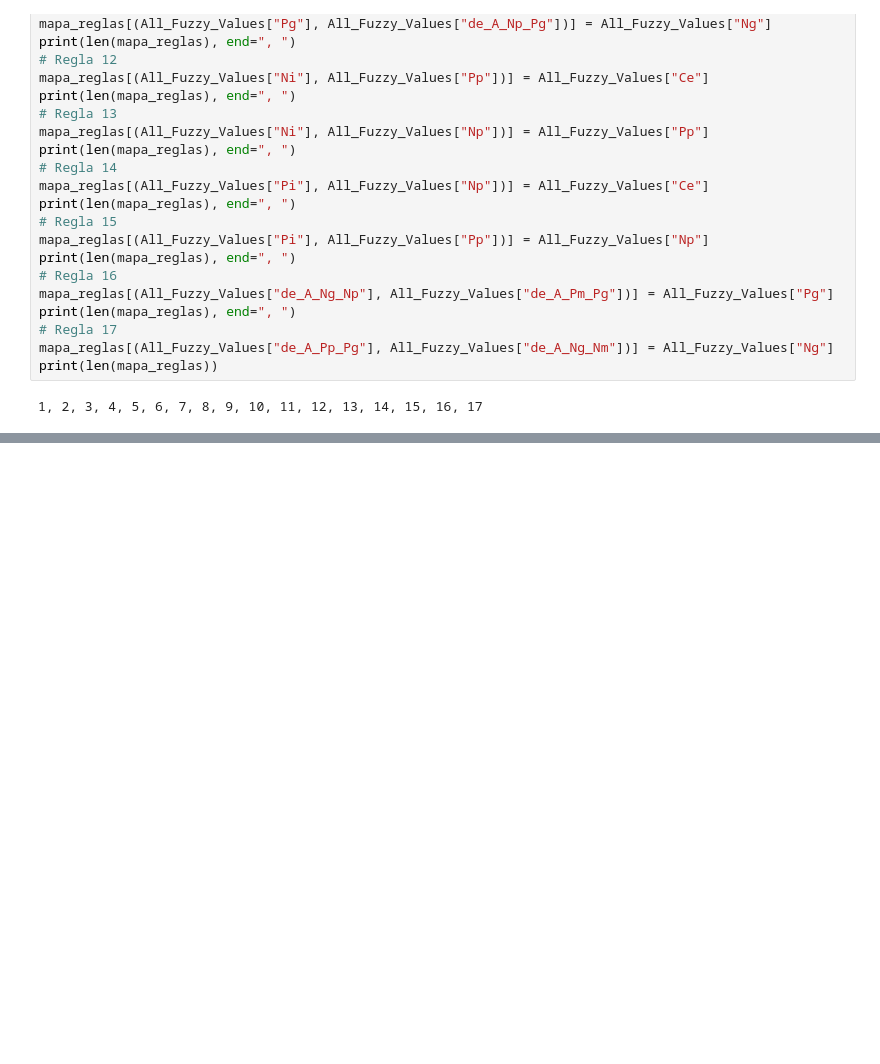
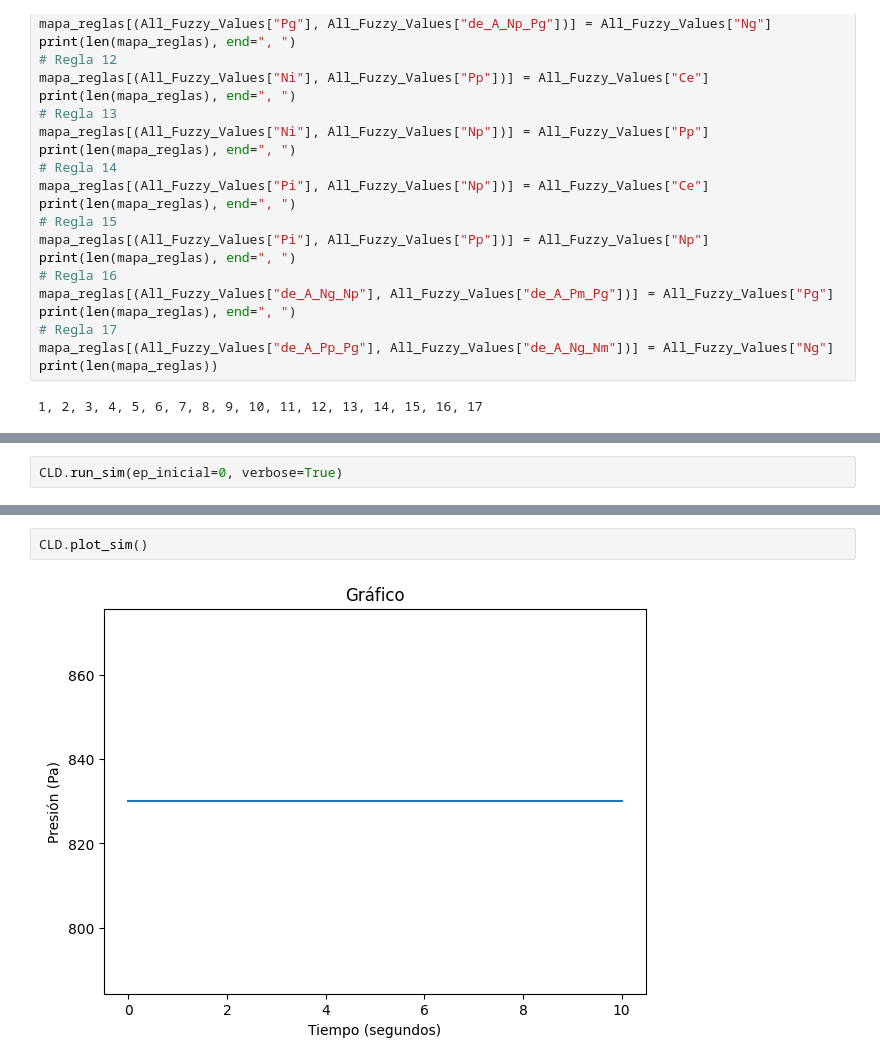
Before and after one commit to NicolasIsla/fuzzy-chainsaw, a Jupyter notebook: proyecto1.ipynb, the cells around one changed output, grey strips where cells are left out. Drawn from its saved outputs; the diff is of its cells as text; blank space fills up the shorter version.

```diff
--- a/proyecto1.ipynb
+++ b/proyecto1.ipynb
@@ -164,0 +160,2 @@ Se creó el simulador para el controlador con los siguientes parámetros.
+# %%
+CLD.run_sim(ep_inicial=0, verbose=True)
@@ -164,0 +180,4 @@ Se creó el simulador para el controlador con los siguientes parámetros.
+# %%
+CLD.plot_sim()
+# %% [output]
+[figure, added]
```
Also changed, not shown: parts of 9 cells of this notebook, 3 other files.
